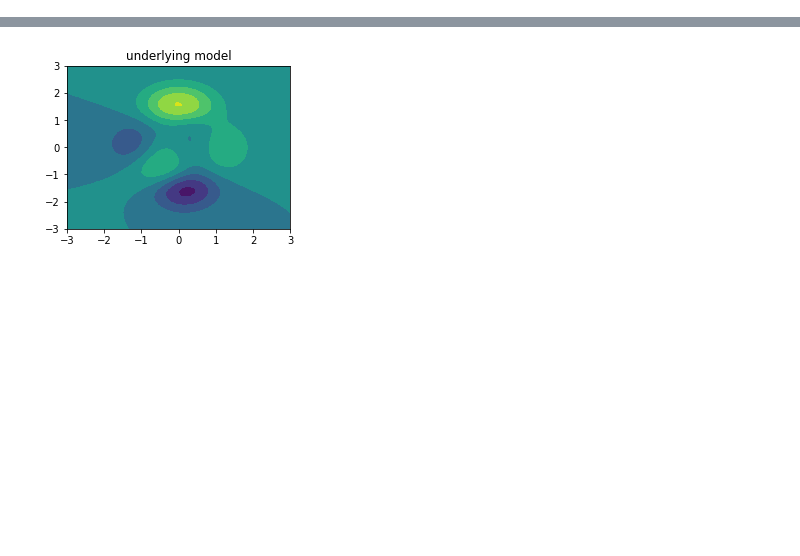
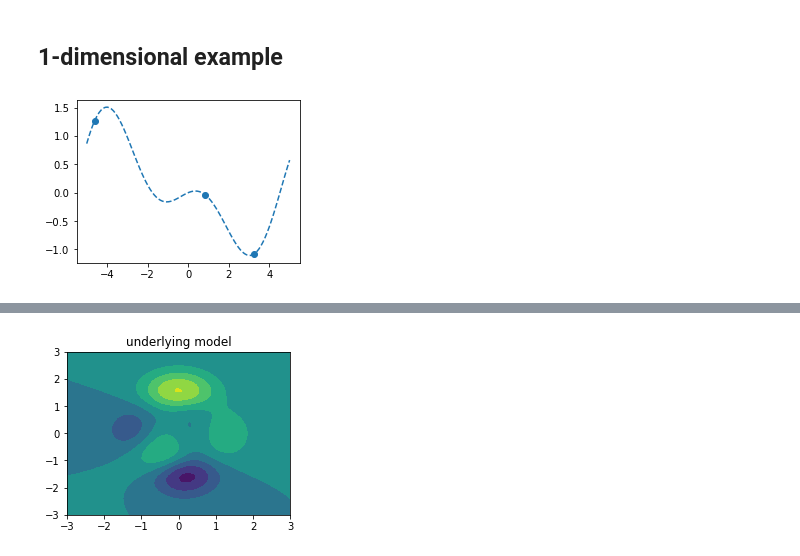
Before and after one commit to MGuo-Lab/oodx, a Jupyter notebook: notebooks/gaussian_processes.ipynb, the cells around one changed output, grey strips where cells are left out. Cells and saved outputs as stored; diff of their text form; code cells hidden in the pictures; blank space fills up the shorter version.

```diff
--- a/notebooks/gaussian_processes.ipynb
+++ b/notebooks/gaussian_processes.ipynb
@@ -0,0 +109,14 @@
+# %% [markdown]
+## 1-dimensional example
+# %%
+from sumomo import API
+from utils import func_1d, plot_1d
+
+
+api = API(3, [(-5.0, 5.0)], method='random')
+api.y = func_1d(api.x)
+api.scale()
+
+plot_1d(api, show_underlying=True, show_samples=True)
+# %% [output]
+[figure, added]
```
Also changed, not shown: parts of 20 cells of this notebook, 1 other file.
